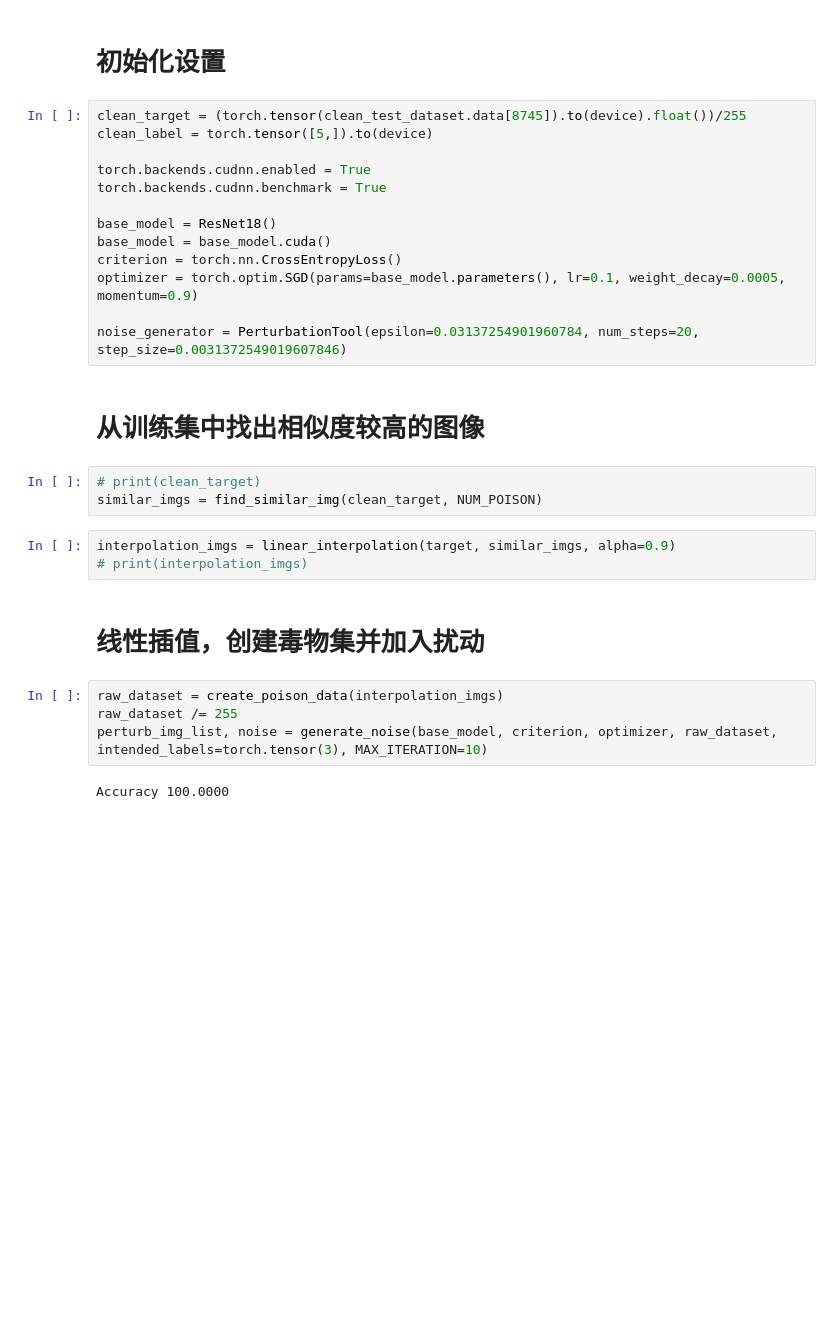
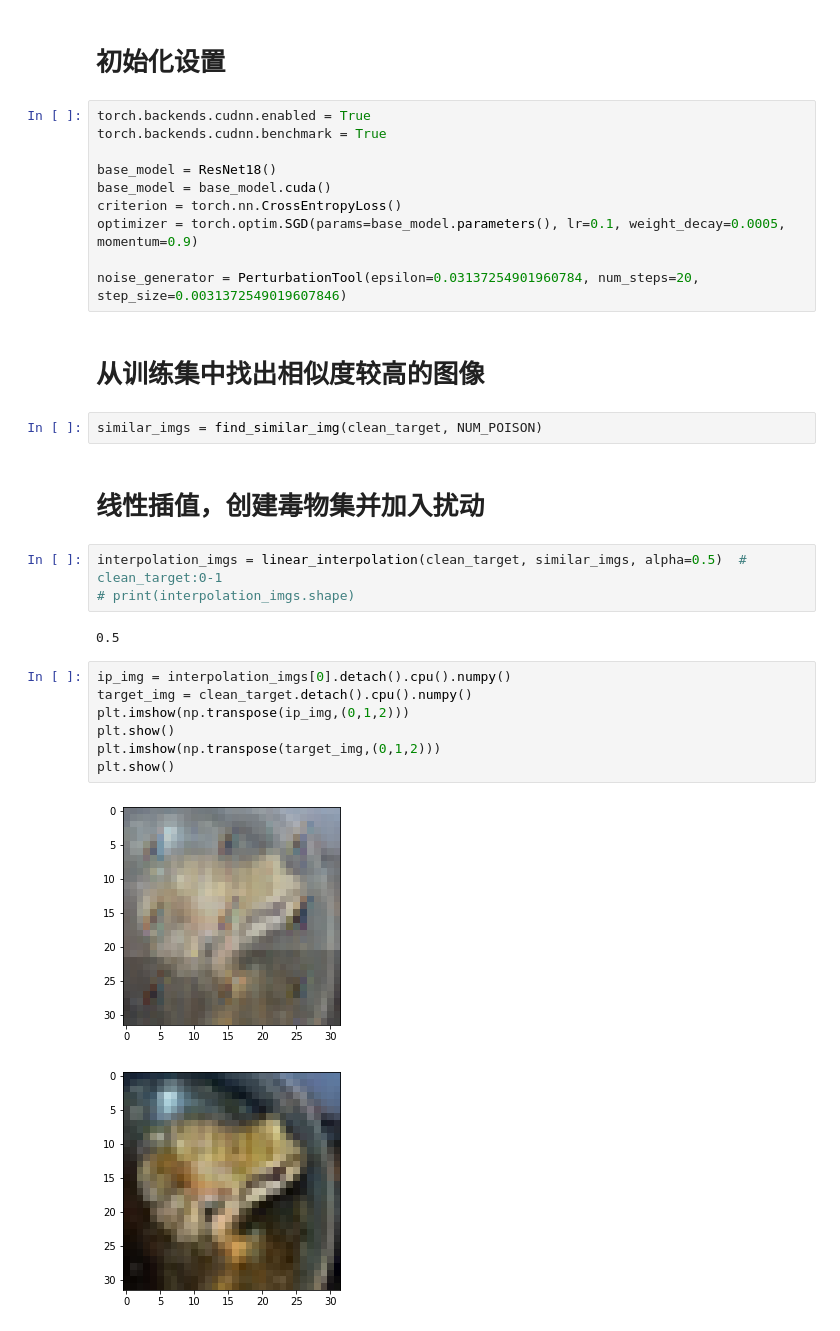
Before and after one commit to ABravoCode/UnlearnPoison, a Jupyter notebook: demo.ipynb, the cells around one changed output. Saved outputs shown, nothing was run; the diff lists cells and outputs as text; blank space fills up the shorter version.

```diff
--- a/demo.ipynb
+++ b/demo.ipynb
@@ -342,9 +297,6 @@ def generate_noise(base_model, criterion, optimizer, interpolation_imgs, intende
 # %% [markdown]
 # 初始化设置
 # %%
-clean_target = (torch.tensor(clean_test_dataset.data[8745]).to(device).float())/255
-clean_label = torch.tensor([5,]).to(device)
-
 torch.backends.cudnn.enabled = True
 torch.backends.cudnn.benchmark = True
 
@@ -357,16 +309,21 @@ noise_generator = PerturbationTool(epsilon=0.03137254901960784, num_steps=20, st
 # %% [markdown]
 # 从训练集中找出相似度较高的图像
 # %%
-# print(clean_target)
 similar_imgs = find_similar_img(clean_target, NUM_POISON)
-# %%
-interpolation_imgs = linear_interpolation(target, similar_imgs, alpha=0.9)
-# print(interpolation_imgs)
 # %% [markdown]
 # 线性插值，创建毒物集并加入扰动
-# %%
-raw_dataset = create_poison_data(interpolation_imgs)
-raw_dataset /= 255
-perturb_img_list, noise = generate_noise(base_model, criterion, optimizer, raw_dataset, intended_labels=torch.tensor(3), MAX_ITERATION=10)
-# %% [output]
-Accuracy 100.0000
+# %%
+interpolation_imgs = linear_interpolation(clean_target, similar_imgs, alpha=0.5)  # clean_target:0-1
+# print(interpolation_imgs.shape)
+# %% [output]
+0.5
+# %%
+ip_img = interpolation_imgs[0].detach().cpu().numpy()
+target_img = clean_target.detach().cpu().numpy()
+plt.imshow(np.transpose(ip_img,(0,1,2)))
+plt.show()
+plt.imshow(np.transpose(target_img,(0,1,2)))
+plt.show()
+# %% [output]
+[figure, added]
+[figure, added]
```
Also changed, not shown: parts of 13 cells of this notebook.
